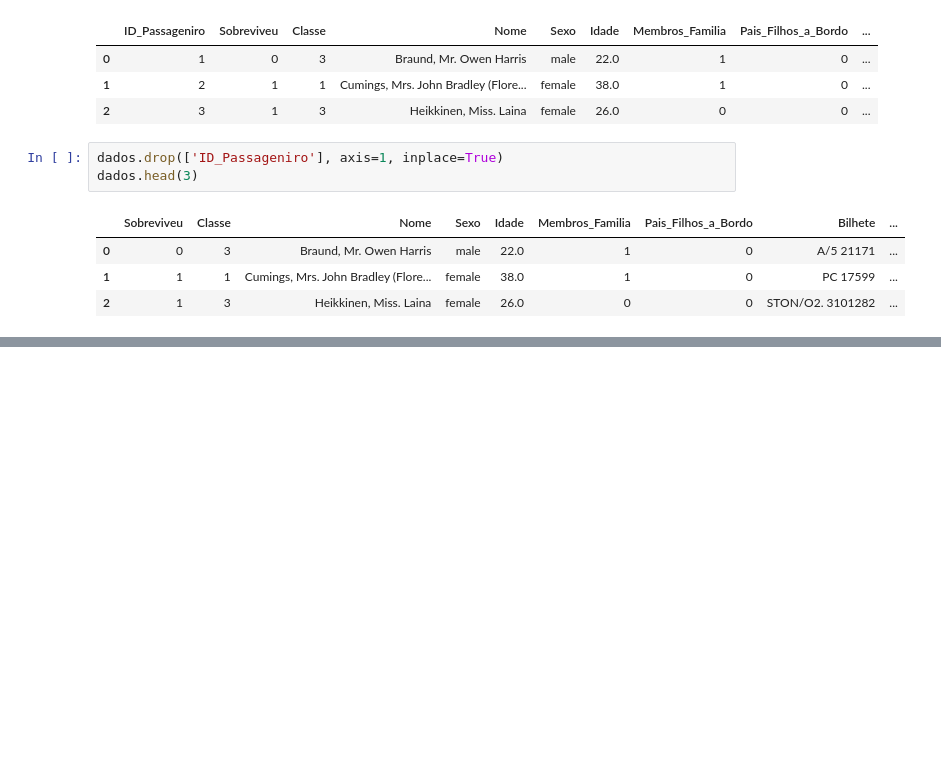
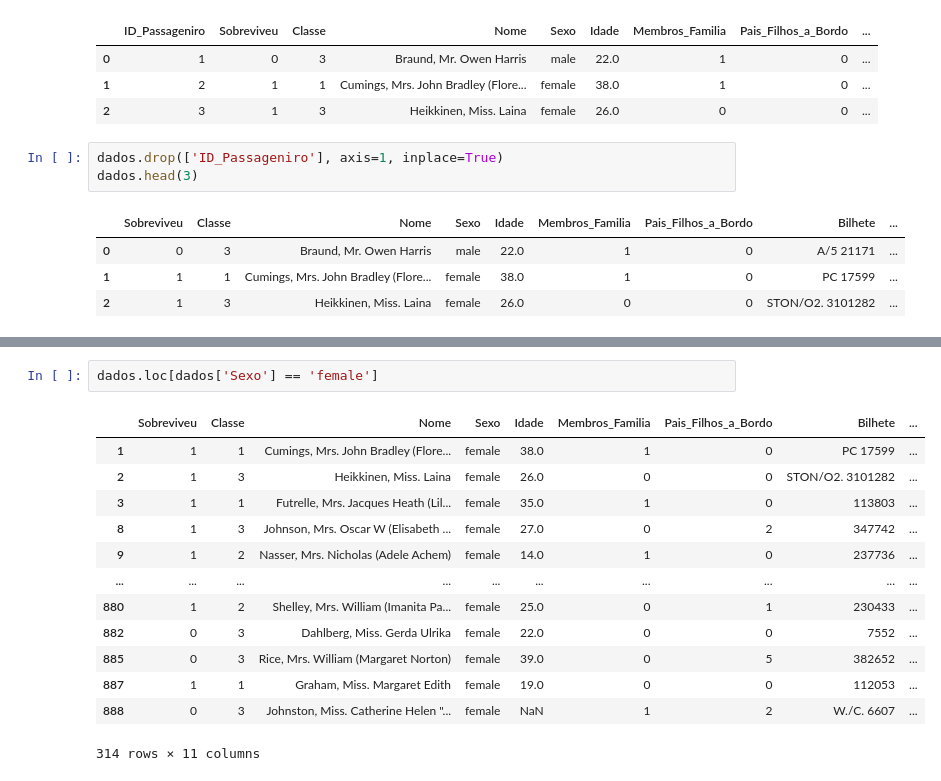
Before and after one commit to leandroclv/analise_manipulacao_dados_pandas_udemy, a Jupyter notebook: df_titanic.ipynb, the cells around one changed output, grey strips where cells are left out. Saved outputs shown, nothing was run; the diff lists cells and outputs as text; blank space fills up the shorter version.

```diff
--- a/df_titanic.ipynb
+++ b/df_titanic.ipynb
@@ -97,0 +188,16 @@ dados.head(3)
+# %%
+dados.loc[dados['Sexo'] == 'female']
+# %% [output]
+|  | Sobreviveu | Classe | Nome | Sexo | Idade | Membros_Familia | Pais_Filhos_a_Bordo | Bilhete | ... |
+| 1 | 1 | 1 | Cumings, Mrs. John Bradley (Flore... | female | 38.0 | 1 | 0 | PC 17599 | ... |
+| 2 | 1 | 3 | Heikkinen, Miss. Laina | female | 26.0 | 0 | 0 | STON/O2. 3101282 | ... |
+| 3 | 1 | 1 | Futrelle, Mrs. Jacques Heath (Lil... | female | 35.0 | 1 | 0 | 113803 | ... |
+| 8 | 1 | 3 | Johnson, Mrs. Oscar W (Elisabeth ... | female | 27.0 | 0 | 2 | 347742 | ... |
+| 9 | 1 | 2 | Nasser, Mrs. Nicholas (Adele Achem) | female | 14.0 | 1 | 0 | 237736 | ... |
+| ... | ... | ... | ... | ... | ... | ... | ... | ... | ... |
+| 880 | 1 | 2 | Shelley, Mrs. William (Imanita Pa... | female | 25.0 | 0 | 1 | 230433 | ... |
+| 882 | 0 | 3 | Dahlberg, Miss. Gerda Ulrika | female | 22.0 | 0 | 0 | 7552 | ... |
+| 885 | 0 | 3 | Rice, Mrs. William (Margaret Norton) | female | 39.0 | 0 | 5 | 382652 | ... |
+| 887 | 1 | 1 | Graham, Miss. Margaret Edith | female | 19.0 | 0 | 0 | 112053 | ... |
+| 888 | 0 | 3 | Johnston, Miss. Catherine Helen "... | female | NaN | 1 | 2 | W./C. 6607 | ... |
+314 rows × 11 columns
```
Also changed, not shown: parts of 16 cells of this notebook.
